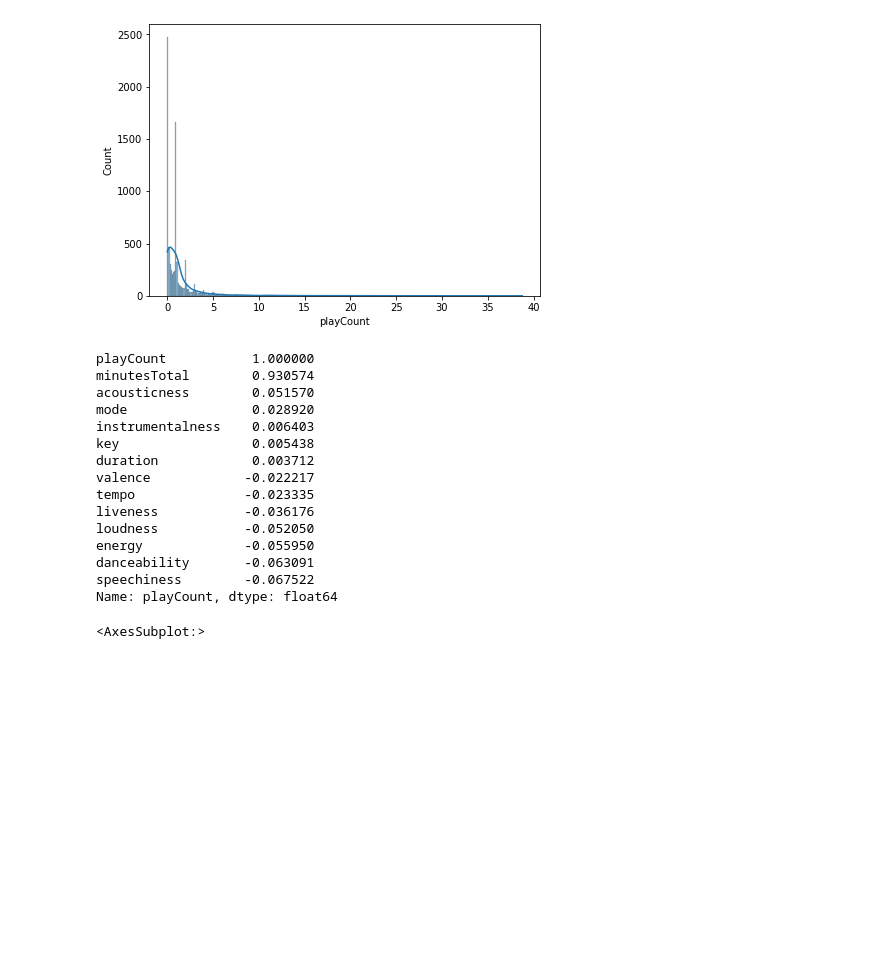
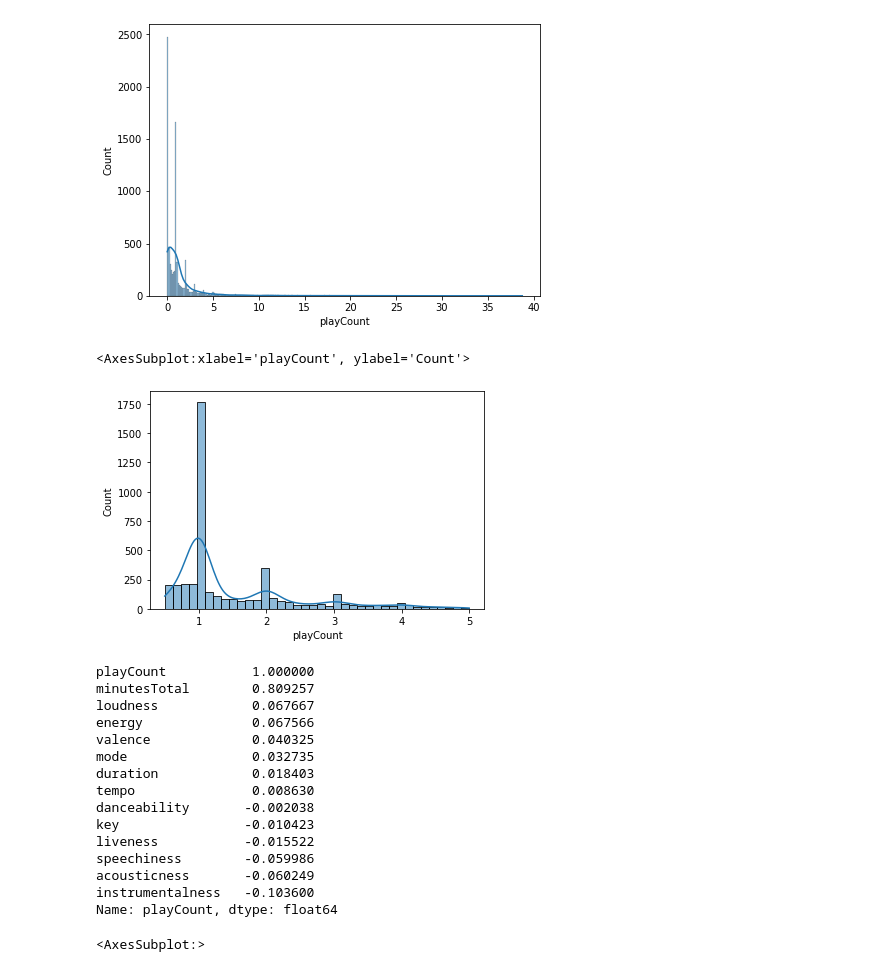
Before and after one commit to jmoro0408/Spotify_Analysis_2.0, a Jupyter notebook: preprocessing/ml_exploration.ipynb, the cells around one changed output. Cells and saved outputs as stored; diff of their text form; code cells hidden in the pictures; blank space fills up the shorter version.

```diff
--- a/preprocessing/ml_exploration.ipynb
+++ b/preprocessing/ml_exploration.ipynb
@@ -68,24 +50,33 @@ sns.histplot(data = streams_features, x = "playCount", stat = "count", kde = Tru
 # %% [output]
 <AxesSubplot:xlabel='playCount', ylabel='Count'>
 [figure]
+# %%
+#Removing outliers
+streams_features = streams_features[streams_features["playCount"]<5]
+streams_features = streams_features[streams_features["playCount"]>=0.5]
+#streams_features.count()
+sns.histplot(data = streams_features, x = "playCount", stat = "count", kde = True)
+# %% [output]
+<AxesSubplot:xlabel='playCount', ylabel='Count'>
+[figure, added]
 # %%
 corr_matrix = streams_features.corr()
 corr_matrix["playCount"].sort_values(ascending=False)
 # %% [output]
 playCount           1.000000
-minutesTotal        0.930574
-acousticness        0.051570
-mode                0.028920
-instrumentalness    0.006403
-key                 0.005438
-duration            0.003712
-valence            -0.022217
-tempo              -0.023335
-liveness           -0.036176
-loudness           -0.052050
-energy             -0.055950
-danceability       -0.063091
-speechiness        -0.067522
+minutesTotal        0.809257
+loudness            0.067667
+energy              0.067566
+valence             0.040325
+mode                0.032735
+duration            0.018403
+tempo               0.008630
+danceability       -0.002038
+key                -0.010423
+liveness           -0.015522
+speechiness        -0.059986
+acousticness       -0.060249
+instrumentalness   -0.103600
 Name: playCount, dtype: float64
 # %%
 import numpy as np
```
Also changed, not shown: parts of 19 cells of this notebook, 2 other files.
